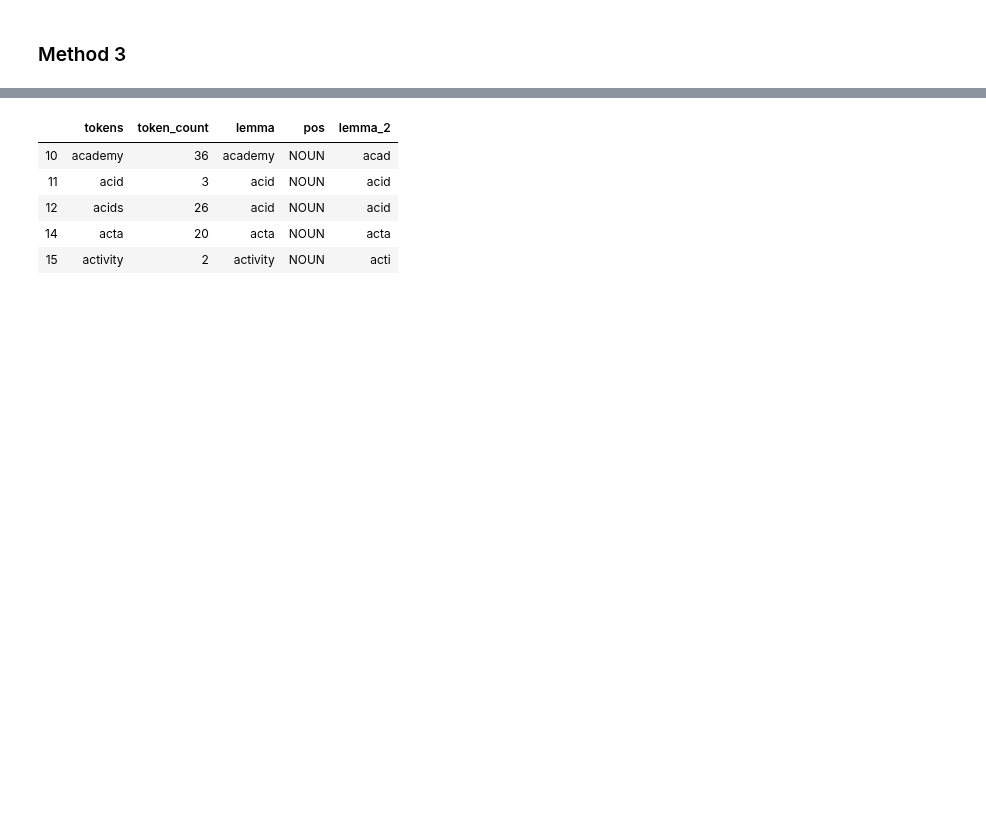
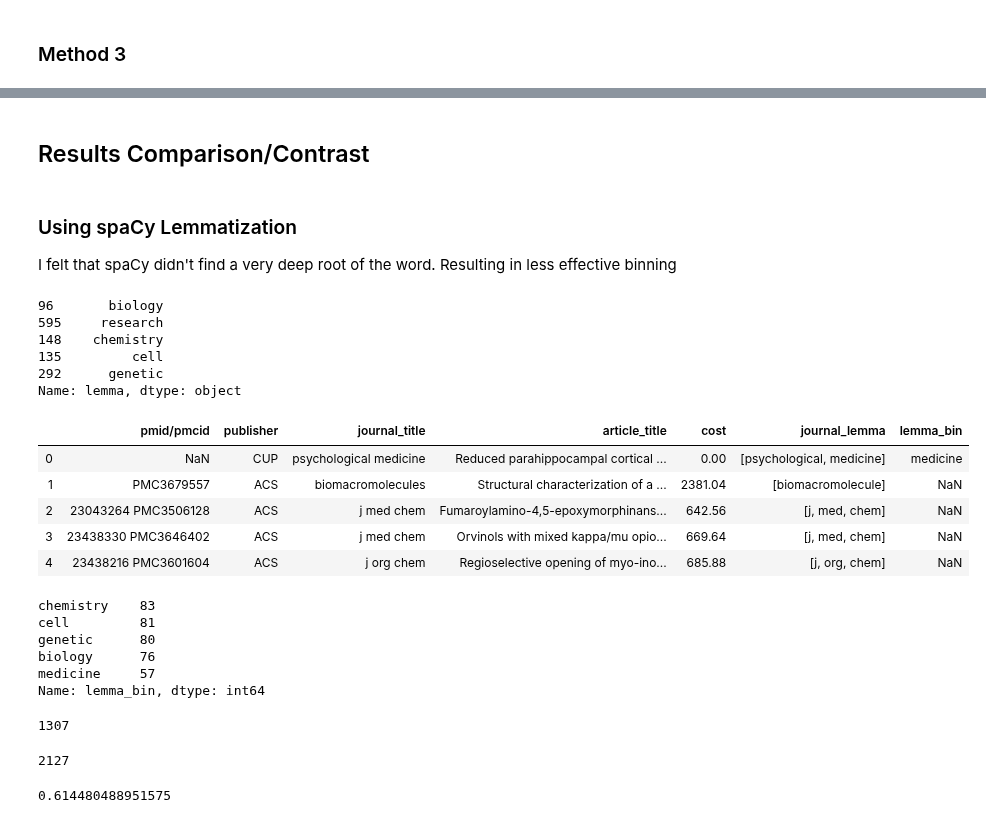
Before and after one commit to mrkjhsn/Thinkful-Exercises, a Jupyter notebook: data_cleaning_validation.ipynb, the cells around one changed output, grey strips where cells are left out. Saved outputs shown, nothing was run; the diff lists cells and outputs as text; code cells hidden in the pictures; blank space fills up the shorter version.

```diff
--- a/data_cleaning_validation.ipynb
+++ b/data_cleaning_validation.ipynb
@@ -360,10 +358,16 @@ journal_words_df_count.pos = journal_words_df_count.pos.apply(''.join)
+# %% [markdown]
+## Results Comparison/Contrast
+# %% [markdown]
+### Using spaCy Lemmatization
+I felt that spaCy didn't find a very deep root of the word.  Resulting in less effective binning
 # %%
 # idenfity only nouns
-journal_words_df_count.loc[journal_words_df_count.pos == 'NOUN'].sort_values(by='lemma').head()
+# exclude the top 2 since they are not meaningful
+journal_words_df_count.loc[journal_words_df_count.pos == 'NOUN', 'lemma'][2:52].head()
 # %% [output]
-|  | tokens | token_count | lemma | pos | lemma_2 |
-| 10 | academy | 36 | academy | NOUN | acad |
-| 11 | acid | 3 | acid | NOUN | acid |
-| 12 | acids | 26 | acid | NOUN | acid |
-| 14 | acta | 20 | acta | NOUN | acta |
-| 15 | activity | 2 | activity | NOUN | acti |
+96       biology
+595     research
+148    chemistry
+135         cell
+292      genetic
+Name: lemma, dtype: object
@@ -369,0 +385,34 @@ journal_words_df_count.loc[journal_words_df_count.pos == 'NOUN'].sort_values(by=
+# %%
+df.head()
+# %% [output]
+|  | pmid/pmcid | publisher | journal_title | article_title | cost | journal_lemma | lemma_bin |
+| 0 | NaN | CUP | psychological medicine | Reduced parahippocampal cortical ... | 0.00 | [psychological, medicine] | medicine |
+| 1 | PMC3679557 | ACS | biomacromolecules | Structural characterization of a ... | 2381.04 | [biomacromolecule] | NaN |
+| 2 | 23043264 PMC3506128 | ACS | j med chem | Fumaroylamino-4,5-epoxymorphinans... | 642.56 | [j, med, chem] | NaN |
+| 3 | 23438330 PMC3646402 | ACS | j med chem | Orvinols with mixed kappa/mu opio... | 669.64 | [j, med, chem] | NaN |
+| 4 | 23438216 PMC3601604 | ACS | j org chem | Regioselective opening of myo-ino... | 685.88 | [j, org, chem] | NaN |
+# %%
+df.lemma_bin.value_counts().head()
+# %% [output]
+chemistry    83
+cell         81
+genetic      80
+biology      76
+medicine     57
+Name: lemma_bin, dtype: int64
+# %%
+# how many journals were assigned?
+df.lemma_bin.value_counts().sum()
+# %% [output]
+1307
+# %%
+# how many journals in total
+df.shape[0]
+# %% [output]
+2127
+# %%
+# what percent of journals were assigned?
+df.lemma_bin.value_counts().sum() / \
+df.shape[0]
+# %% [output]
+0.614480488951575
```
Also changed, not shown: parts of 30 cells of this notebook.
